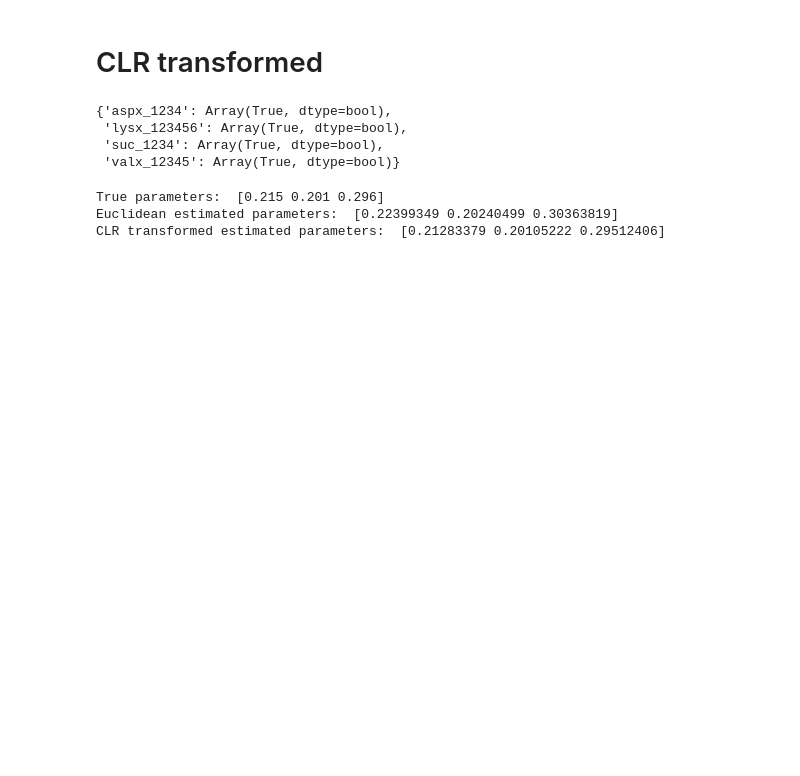
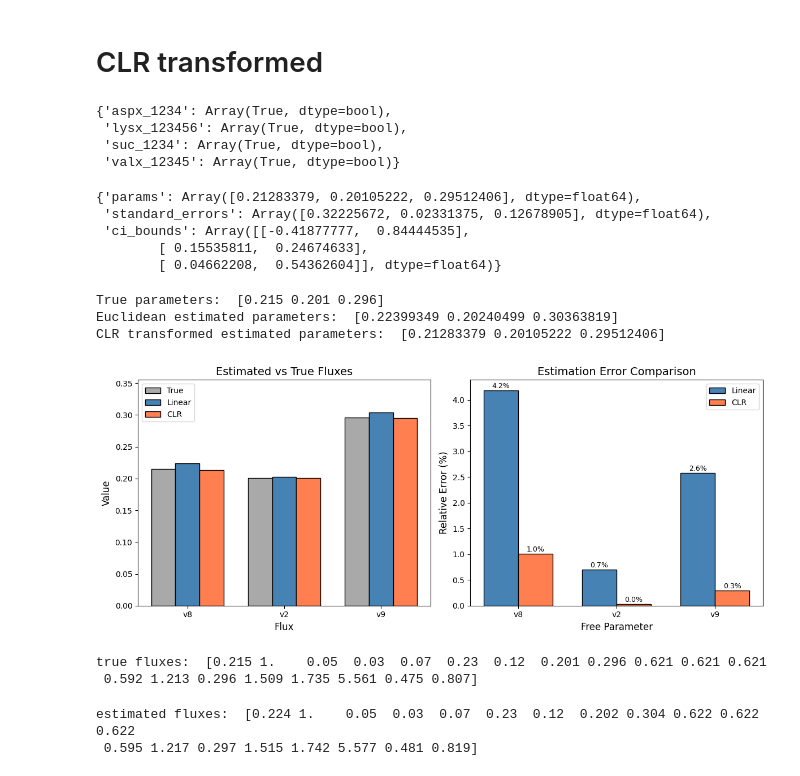
Before and after one commit to dtu-qmcm/cmfa, a Jupyter notebook: scripts/TCA_OpenFLUX.ipynb, the cells around one changed output. Saved outputs shown, nothing was run; the diff lists cells and outputs as text; code cells hidden in the pictures; blank space fills up the shorter version.

Commit message:
CI calculation function and working on a plot in TCA cycle

```diff
--- a/scripts/TCA_OpenFLUX.ipynb
+++ b/scripts/TCA_OpenFLUX.ipynb
@@ -119,3 +124,11 @@ result_optimistix_clr = optimistix.minimise(objective_clr_wssr, y0=initial_guess
+# %%
+calc_ci(result_optimistix_clr)
+# %% [output]
+{'params': Array([0.21283379, 0.20105222, 0.29512406], dtype=float64),
+ 'standard_errors': Array([0.32225672, 0.02331375, 0.12678905], dtype=float64),
+ 'ci_bounds': Array([[-0.41877777,  0.84444535],
+        [ 0.15535811,  0.24674633],
+        [ 0.04662208,  0.54362604]], dtype=float64)}
 # %%
 print("True parameters: ", parameters)
 print("Euclidean estimated parameters: ", result_optimistix.value)
@@ -124,3 +137,74 @@ print("CLR transformed estimated parameters: ", result_optimistix_clr.value)
 True parameters:  [0.215 0.201 0.296]
 Euclidean estimated parameters:  [0.22399349 0.20240499 0.30363819]
 CLR transformed estimated parameters:  [0.21283379 0.20105222 0.29512406]
+# %%
+# Comparison plot: Estimated fluxes vs True fluxes
+fig, axes = plt.subplots(1, 2, figsize=(12, 5))
+
+# Left: Bar chart comparing all fluxes
+flux_labels = ['v8', 'v2', 'v9']
+x = np.arange(len(flux_labels))
+width = 0.25
+
+v_true = parameters
+v_est = result_optimistix.value
+v_clr = result_optimistix_clr.value
+
+bars1 = axes[0].bar(x - width, v_true, width, label='True', color='darkgray', edgecolor='black')
+bars2 = axes[0].bar(x, v_est, width, label='Linear', color='steelblue', edgecolor='black')
+bars3 = axes[0].bar(x + width, v_clr, width, label='CLR', color='coral', edgecolor='black')
+
+axes[0].set_xlabel('Flux', fontsize=12)
+axes[0].set_ylabel('Value', fontsize=12)
+axes[0].set_title('Estimated vs True Fluxes', fontsize=14)
+axes[0].set_xticks(x)
+axes[0].set_xticklabels(flux_labels)
+axes[0].legend(fontsize=10)
+axes[0].set_ylim(0, max(v_true)*1.2)
+
+# Right: Relative error (%) for free parameters only
+free_params = ['v8', 'v2', 'v9']
+true_vals = v_true
+linear_vals = v_est
+clr_vals = v_clr
+
+rel_error_linear = 100 * np.abs(linear_vals - true_vals) / true_vals
+rel_error_clr = 100 * np.abs(clr_vals - true_vals) / true_vals
+
+x2 = np.arange(len(free_params))
+width2 = 0.35
+
+bars4 = axes[1].bar(x2 - width2/2, rel_error_linear, width2, label='Linear', color='steelblue', edgecolor='black')
+bars5 = axes[1].bar(x2 + width2/2, rel_error_clr, width2, label='CLR', color='coral', edgecolor='black')
+
+axes[1].set_xlabel('Free Parameter', fontsize=12)
+axes[1].set_ylabel('Relative Error (%)', fontsize=12)
+axes[1].set_title('Estimation Error Comparison', fontsize=14)
+axes[1].set_xticks(x2)
+axes[1].set_xticklabels(free_params)
+axes[1].legend(fontsize=10)
+
+# Add value labels on bars
+for bar in bars4:
+    height = bar.get_height()
+    axes[1].annotate(f'{height:.1f}%', xy=(bar.get_x() + bar.get_width()/2, height),
+                     xytext=(0, 3), textcoords="offset points", ha='center', fontsize=9)
+for bar in bars5:
+    height = bar.get_height()
+    axes[1].annotate(f'{height:.1f}%', xy=(bar.get_x() + bar.get_width()/2, height),
+                     xytext=(0, 3), textcoords="offset points", ha='center', fontsize=9)
+
+plt.tight_layout()
+plt.show()
+# %% [output]
+[figure, added]
+# %%
+print("true fluxes: ", free_parameters(parameters, fixed))
+# %% [output]
+true fluxes:  [0.215 1.    0.05  0.03  0.07  0.23  0.12  0.201 0.296 0.621 0.621 0.621
+ 0.592 1.213 0.296 1.509 1.735 5.561 0.475 0.807]
+# %%
+print("estimated fluxes: ", np.round(free_parameters(result_optimistix.value, fixed),3))
+# %% [output]
+estimated fluxes:  [0.224 1.    0.05  0.03  0.07  0.23  0.12  0.202 0.304 0.622 0.622 0.622
+ 0.595 1.217 0.297 1.515 1.742 5.577 0.481 0.819]
```
Also changed, not shown: parts of 4 cells of this notebook, 3 other files.
